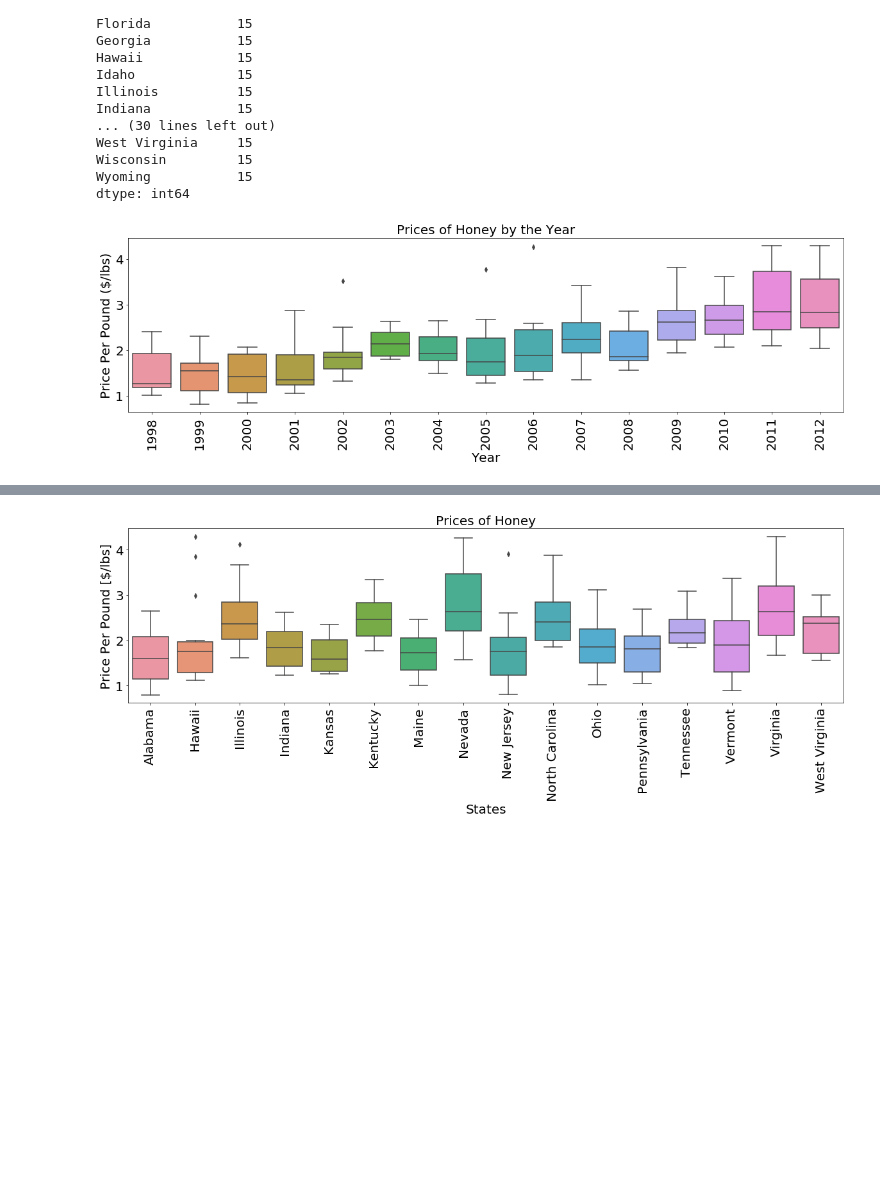
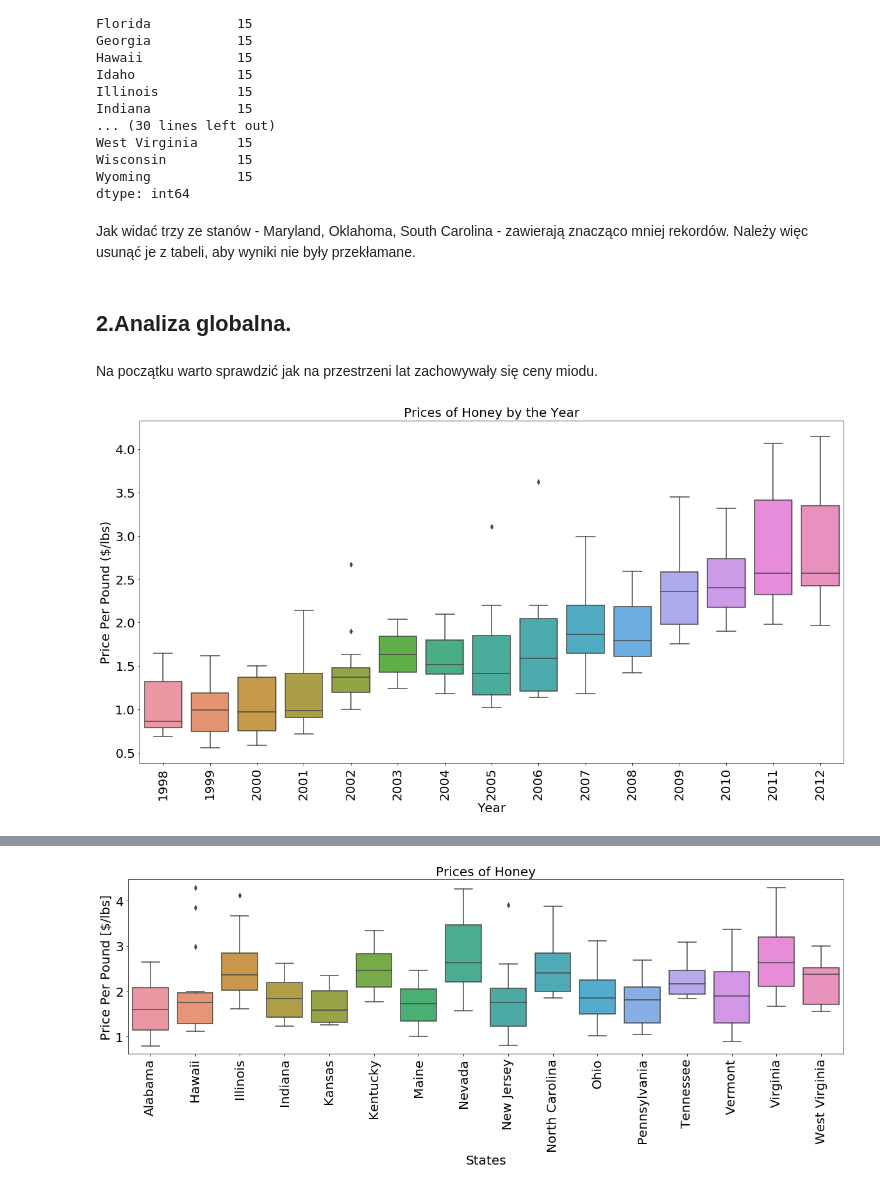
Before and after one commit to MsProfanum/Statistic, a Jupyter notebook: HoneyProd.ipynb, the cells around one changed output, grey strips where cells are left out. Cells and saved outputs as stored; diff of their text form; code cells hidden in the pictures; blank space fills up the shorter version.

Commit message:
added global analysis

```diff
--- a/HoneyProd.ipynb
+++ b/HoneyProd.ipynb
@@ -87,27 +95,3 @@ state_code_to_name = {
 }
 data['consumption'] = data['total_production'] - data['stock_held']
 data['state'] = data['state_code'].apply(lambda x: state_code_to_name[x])
-inflation_rate = {
-    1998: 1.454,
-    1999: 1.423,
-    2000: 1.376,
-    2001: 1.339,
-    2002: 1.317,
-    2003: 1.288,
-    2004: 1.255,
-    2005: 1.214,
-    2006: 1.176,
-    2007: 1.143,
-    2008: 1.101,
-    2009: 1.105,
-    2010: 1.087,
-    2011: 1.054,
-    2012: 1.032
-}
-
-monetized_features = ['price_per_lb', 'total_production_value']
-
-for year in set(data['year']):
-    for feature in monetized_features:
-        data.loc[data['year']==year, feature] = inflation_rate[year]*data.loc[data['year']==year, feature]
-data.sample(5)
@@ -191,19 +201,25 @@ West Virginia     15
 Wisconsin         15
 Wyoming           15
 dtype: int64
+# %% [markdown]
+Jak widać trzy ze stanów - Maryland, Oklahoma, South Carolina - zawierają znacząco mniej rekordów. Należy więc usunąć je z tabeli, aby wyniki nie były przekłamane.
 # %%
 data = data[data.state != 'Maryland']
 data = data[data.state != 'Oklahoma']
 data = data[data.state != 'South Carolina']
+# %% [markdown]
+## 2.Analiza globalna.
+# %% [markdown]
+Na początku warto sprawdzić jak na przestrzeni lat zachowywały się ceny miodu.
 # %%
 df_states_consumption = data.loc[data['state'].isin(list(data[['state','price_per_lb']].groupby('state').sum().sort_values(by='price_per_lb', ascending=False).head(16).reset_index().state.values))]
 df_prices_by_year = data[['year','price_per_lb']]
-plt.figure(figsize=(20,5))
-sns.boxplot(data=df_top10_states_consumption, x='year',y='price_per_lb')
+plt.figure(figsize=(20,10))
+sns.boxplot(data=df_states_consumption, x='year',y='price_per_lb')
 plt.title("Prices of Honey by the Year")
 plt.ylabel("Price Per Pound ($/lbs)")
 plt.xlabel("Year")
 plt.xticks(rotation=90)
 plt.show()
 # %% [output]
-[figure, old version]
+[figure, new version]
```
Also changed, not shown: parts of 25 cells of this notebook.
